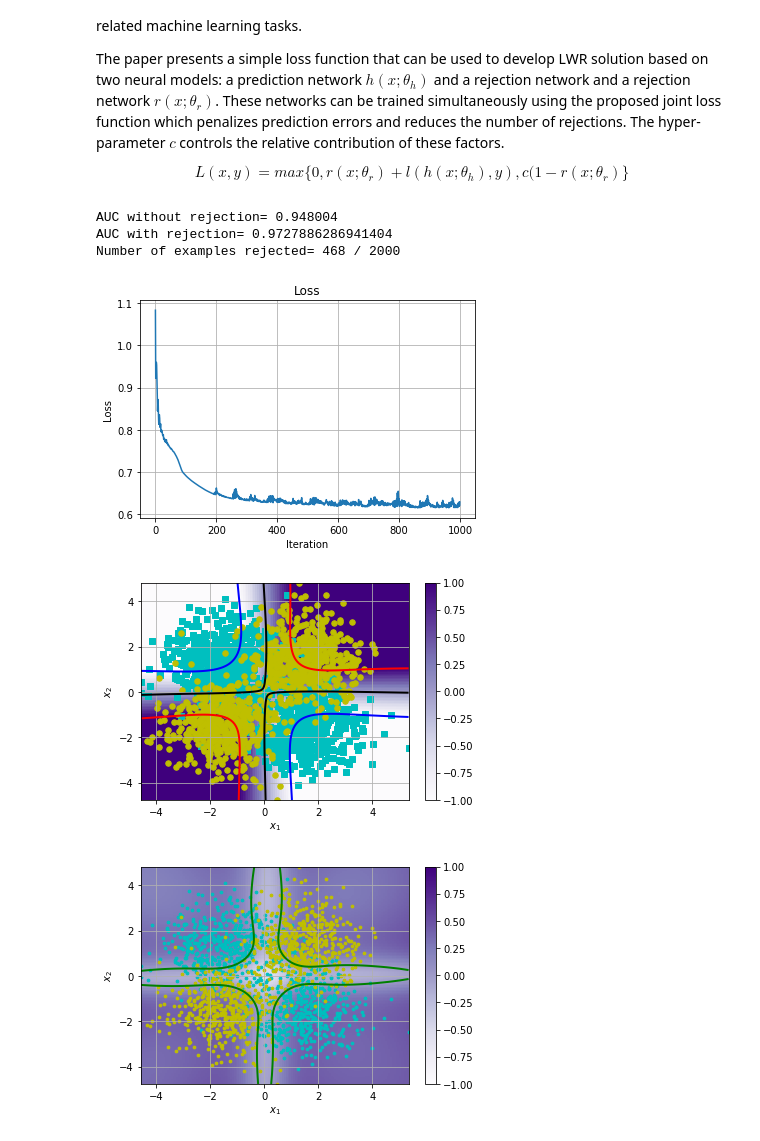
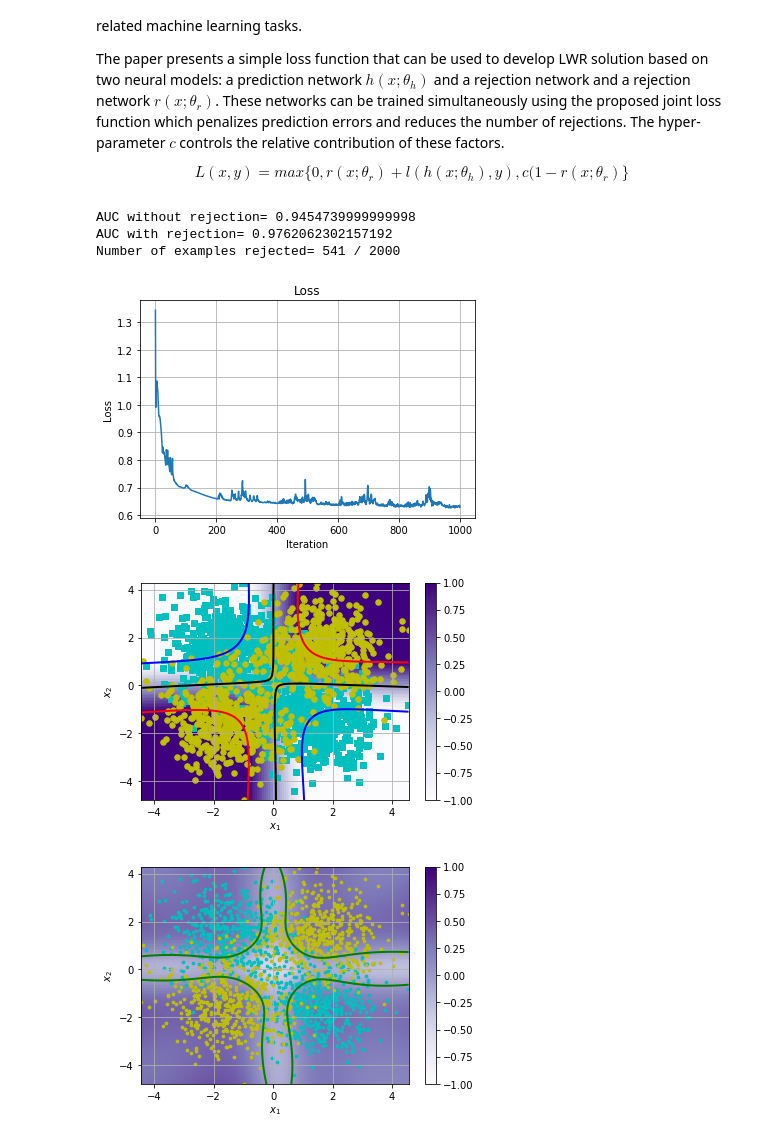
Before and after one commit to foxtrotmike/LWR, a Jupyter notebook: lwr_xor2.ipynb, the cells around one changed output. Saved outputs shown, nothing was run; the diff lists cells and outputs as text; code cells hidden in the pictures.

```diff
--- a/lwr_xor2.ipynb
+++ b/lwr_xor2.ipynb
@@ -27,6 +27,8 @@ $$L(x,y) = max{\{0,r(x;\theta_r)+l(h(x;\theta_h),y),c(1-r(x;\theta_r)\}}$$
 Created on Fri Dec 13 00:50:45 2019
 
 @author: Amina Asif
+Use mish as activation (can be replaced with tanh)
+Also uses cyclical learning rate (can be replaced with simple Adam) https://towardsdatascience.com/adaptive-and-cyclical-learning-rates-using-pytorch-2bf904d18dee
 """
 
 import numpy as np
@@ -74,8 +76,8 @@ class RejNet(nn.Module):
     """
     def __init__(self,d):
         super(RejNet, self).__init__()
-        self.hidden1 = nn.Linear(d,100)
-        self.out = nn.Linear(100,1)
+        self.hidden1 = nn.Linear(d,200)
+        self.out = nn.Linear(200,1)
     def forward(self,x):
         x = self.hidden1(x)
         #x = torch.tanh(x)
@@ -105,10 +107,35 @@ Xtr=Variable(torch.from_numpy(data)).type(torch.FloatTensor)
 Ytr=Variable(torch.from_numpy(labels)).type(torch.FloatTensor)
 
 ############## Train classifier#########################
+def cyclical_lr(stepsize, min_lr=3e-4, max_lr=3e-3):
+    # Scaler: we can adapt this if we do not want the triangular CLR
+    scaler = lambda x: 1.
+
+    # Lambda function to calculate the LR
+    lr_lambda = lambda it: min_lr + (max_lr - min_lr) * relative(it, stepsize)
+
+    # Additional function to see where on the cycle we are
+    def relative(it, stepsize):
+        cycle = math.floor(1 + it / (2 * stepsize))
+        x = abs(it / stepsize - 2 * cycle + 1)
+        return max(0, (1 - x)) * scaler(cycle)
+
+    return lr_lambda
+
+
+
+
 
 class_epochs=1000
 mlp_class=Net(Xtr.shape[1])
 optimizer = optim.Adam(mlp_class.parameters(), lr=0.01,weight_decay=0.00) #
+optimizer = torch.optim.SGD(mlp_class.parameters(), lr=1.)
+step_size = 100
+end_lr = 1.0
+factor = 1e4
+clr = cyclical_lr(step_size, min_lr=end_lr/factor, max_lr=end_lr)
+scheduler = torch.optim.lr_scheduler.LambdaLR(optimizer, [clr])
+
 
 zero=np.zeros(Ytr.shape)
 zero=Variable(torch.from_numpy(zero)).type(torch.FloatTensor)
@@ -135,8 +162,11 @@ for epoch in range(class_epochs):
     optimizer.zero_grad()
     optimizer_rej.zero_grad()
     loss_r.backward()
+
     optimizer.step()
     optimizer_rej.step()
+
+    scheduler.step()
 
 plt.close('all')
 plt.plot(L)
@@ -224,36 +254,36 @@ def plotit(X,Y=None,clf=None,  conts = None, ccolors = ('b','k','r'), colors = (
         plt.pcolormesh(x, y, z,cmap=plt.cm.Purples,vmin=vmin,vmax=vmax);plt.colorbar()
         plt.axis([minx,maxx,miny,maxy])
 
     if Y is not None:
         for i,y in enumerate(classes):
             if colors is None or colors=='scaled':
                 cc = np.array([[i,i,i]])/float(len(classes))
             elif colors =='random':
                 cc = np.array([[np.random.rand(),np.random.rand(),np.random.rand()]])
             else:
                 cc = colors[i%len(colors)]
             mm = markers[i%len(markers)]
             plt.scatter(X[Y==y,d0],X[Y==y,d1], marker = mm,c = cc, s = 30)
 
     else:
         plt.scatter(X[:,d0],X[:,d1],marker = markers[0], c = 'k', s = 5)
     plt.xlabel('$x_1$')
     plt.ylabel('$x_2$')
     if not hold:
         plt.grid()
         plt.show()
 
 X2=np.array(X)
 # output of classification network
 plt.figure()
 plotit(X2,Y,clf=mlp_class, transform = None, conts =[-1,0,1])
 # output of rejection network
 plt.figure()
 plotit(X2,Y,clf=mlp_rej, transform = None, conts =[0], ccolors = ['g'], markers = ('.','.') )
 # %% [output]
-AUC without rejection= 0.948004
-AUC with rejection= 0.9727886286941404
-Number of examples rejected= 468 / 2000
+AUC without rejection= 0.9454739999999998
+AUC with rejection= 0.9762062302157192
+Number of examples rejected= 541 / 2000
-[figure, old version]
+[figure, new version]
-[figure, old version]
+[figure, new version]
-[figure, old version]
+[figure, new version]
```
